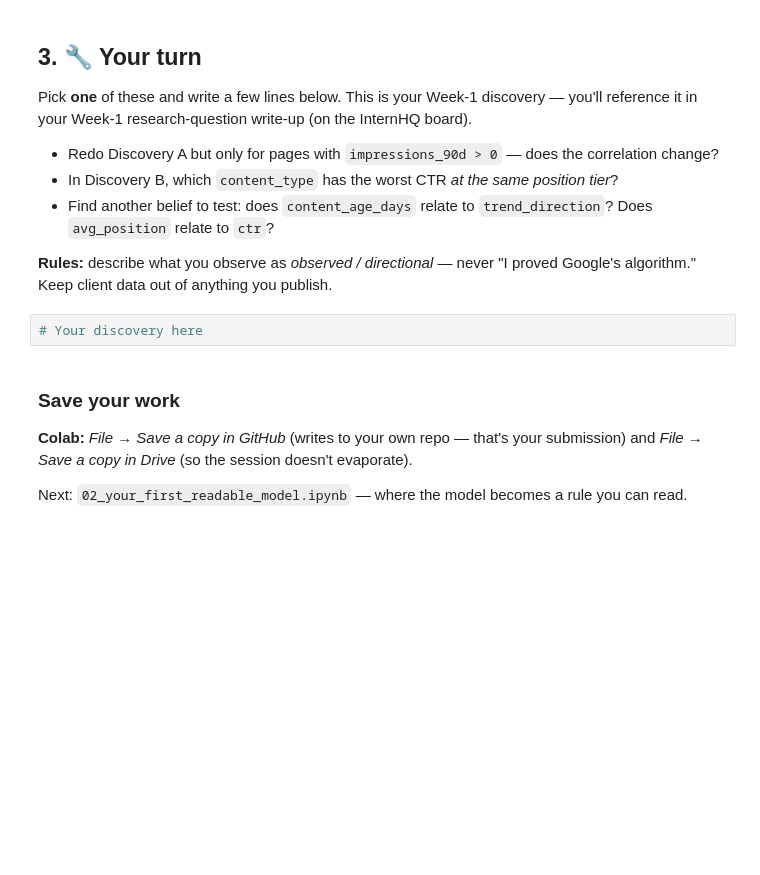
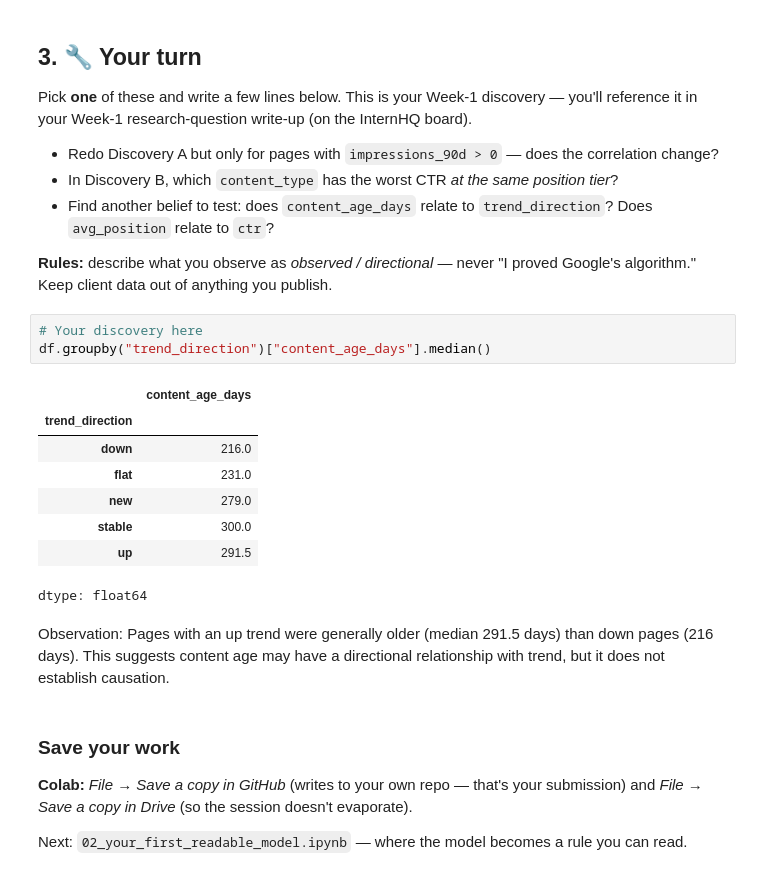
Before and after one commit to inshal-git-py/flyrank_internship_inshal, a Jupyter notebook: notebooks/01_first_look_and_discovery.ipynb, the cells around one changed output. Drawn from its saved outputs; the diff is of its cells as text; blank space fills up the shorter version.

```diff
--- a/notebooks/01_first_look_and_discovery.ipynb
+++ b/notebooks/01_first_look_and_discovery.ipynb
@@ -99,6 +153,18 @@ Pick **one** of these and write a few lines below. This is your Week-1 discovery
 **Rules:** describe what you observe as *observed / directional* — never "I proved Google's algorithm." Keep client data out of anything you publish.
 # %%
 # Your discovery here
+df.groupby("trend_direction")["content_age_days"].median()
+# %% [output]
+|  | content_age_days |
+| trend_direction |  |
+| down | 216.0 |
+| flat | 231.0 |
+| new | 279.0 |
+| stable | 300.0 |
+| up | 291.5 |
+dtype: float64
+# %% [markdown]
+Observation: Pages with an up trend were generally older (median 291.5 days) than down pages (216 days). This suggests content age may have a directional relationship with trend, but it does not establish causation.
 # %% [markdown]
 ### Save your work
 **Colab:** *File → Save a copy in GitHub* (writes to your own repo — that's your submission) and *File → Save a copy in Drive* (so the session doesn't evaporate).
```
Also changed, not shown: parts of 7 cells of this notebook.
